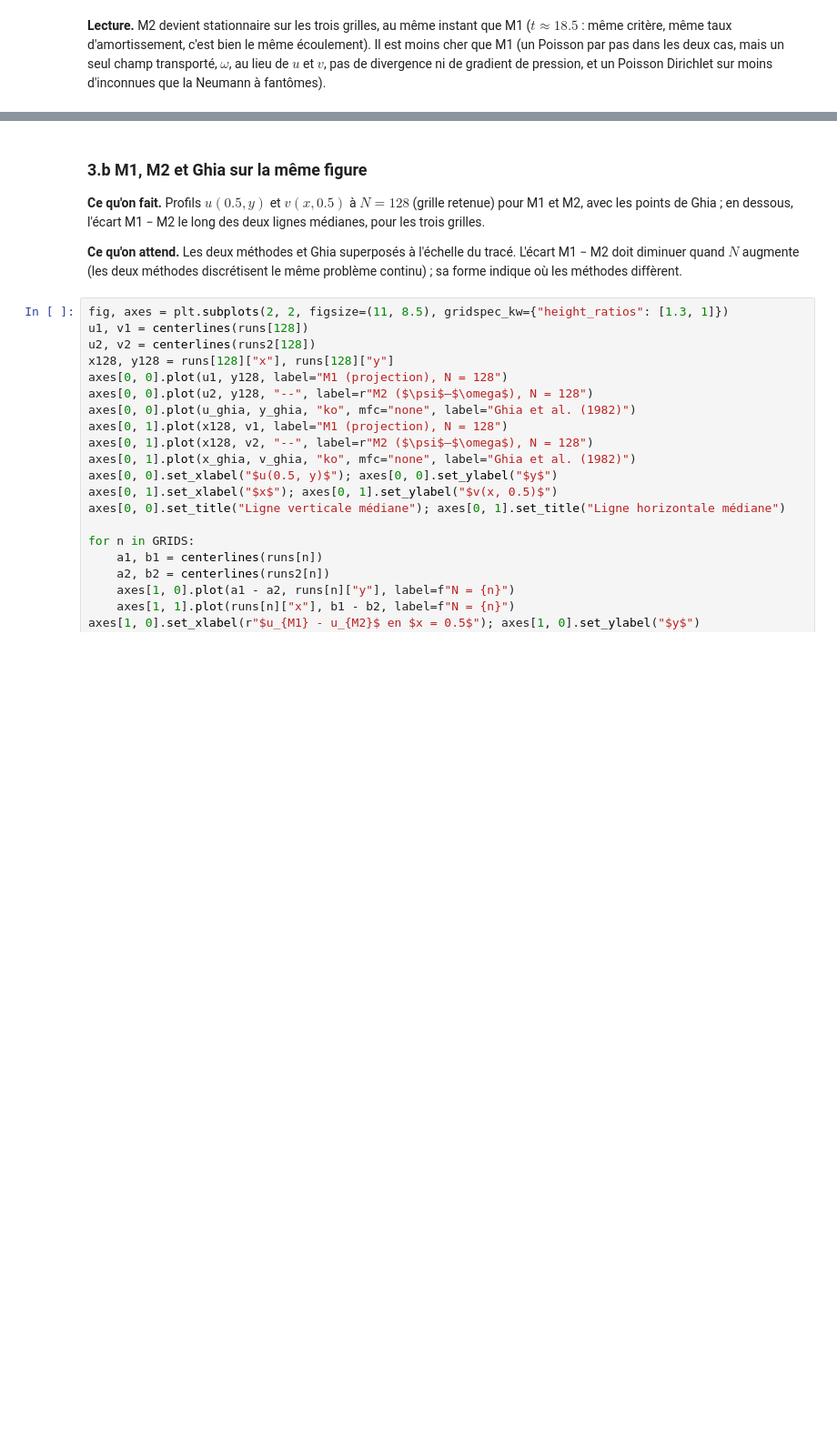
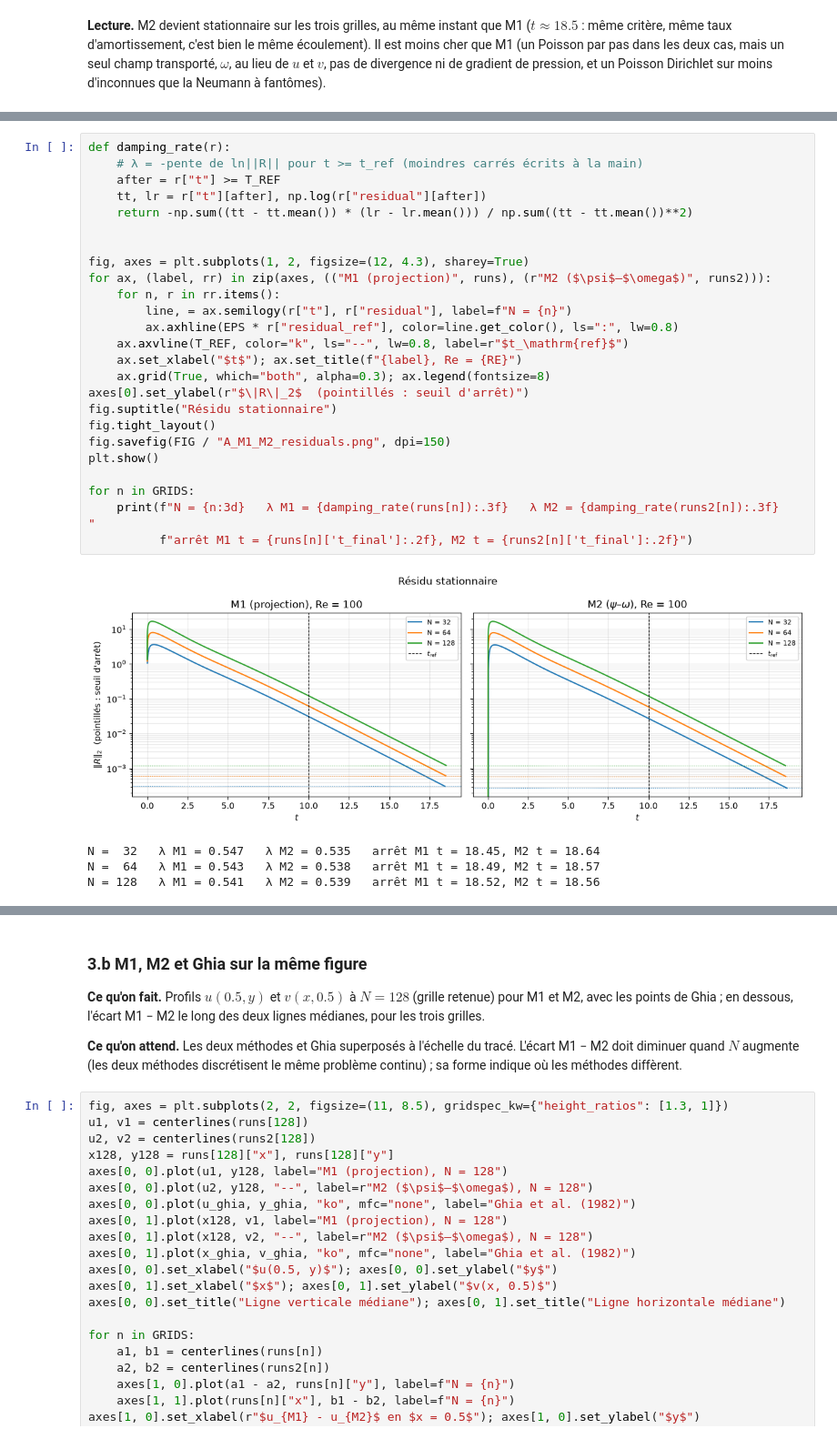
Before and after one commit to ACILN0S/Projet4_CFD, a Jupyter notebook: notebooks/A_Re100.ipynb, the cells around one changed output, grey strips where cells are left out. Shown at 91% size. Saved outputs shown, nothing was run; the diff lists cells and outputs as text; blank space fills up the shorter version.

```diff
--- a/notebooks/A_Re100.ipynb
+++ b/notebooks/A_Re100.ipynb
@@ -833,0 +860,30 @@ d'inconnues que la Neumann à fantômes).
+# %%
+def damping_rate(r):
+    # λ = -pente de ln||R|| pour t >= t_ref (moindres carrés écrits à la main)
+    after = r["t"] >= T_REF
+    tt, lr = r["t"][after], np.log(r["residual"][after])
+    return -np.sum((tt - tt.mean()) * (lr - lr.mean())) / np.sum((tt - tt.mean())**2)
+
+
+fig, axes = plt.subplots(1, 2, figsize=(12, 4.3), sharey=True)
+for ax, (label, rr) in zip(axes, (("M1 (projection)", runs), (r"M2 ($\psi$–$\omega$)", runs2))):
+    for n, r in rr.items():
+        line, = ax.semilogy(r["t"], r["residual"], label=f"N = {n}")
+        ax.axhline(EPS * r["residual_ref"], color=line.get_color(), ls=":", lw=0.8)
+    ax.axvline(T_REF, color="k", ls="--", lw=0.8, label=r"$t_\mathrm{ref}$")
+    ax.set_xlabel("$t$"); ax.set_title(f"{label}, Re = {RE}")
+    ax.grid(True, which="both", alpha=0.3); ax.legend(fontsize=8)
+axes[0].set_ylabel(r"$\|R\|_2$  (pointillés : seuil d'arrêt)")
+fig.suptitle("Résidu stationnaire")
+fig.tight_layout()
+fig.savefig(FIG / "A_M1_M2_residuals.png", dpi=150)
+plt.show()
+
+for n in GRIDS:
+    print(f"N = {n:3d}   λ M1 = {damping_rate(runs[n]):.3f}   λ M2 = {damping_rate(runs2[n]):.3f}   "
+          f"arrêt M1 t = {runs[n]['t_final']:.2f}, M2 t = {runs2[n]['t_final']:.2f}")
+# %% [output]
+[figure, added]
+N =  32   λ M1 = 0.547   λ M2 = 0.535   arrêt M1 t = 18.45, M2 t = 18.64
+N =  64   λ M1 = 0.543   λ M2 = 0.538   arrêt M1 t = 18.49, M2 t = 18.57
+N = 128   λ M1 = 0.541   λ M2 = 0.539   arrêt M1 t = 18.52, M2 t = 18.56
```
Also changed, not shown: parts of 9 cells of this notebook, 12 other files.
